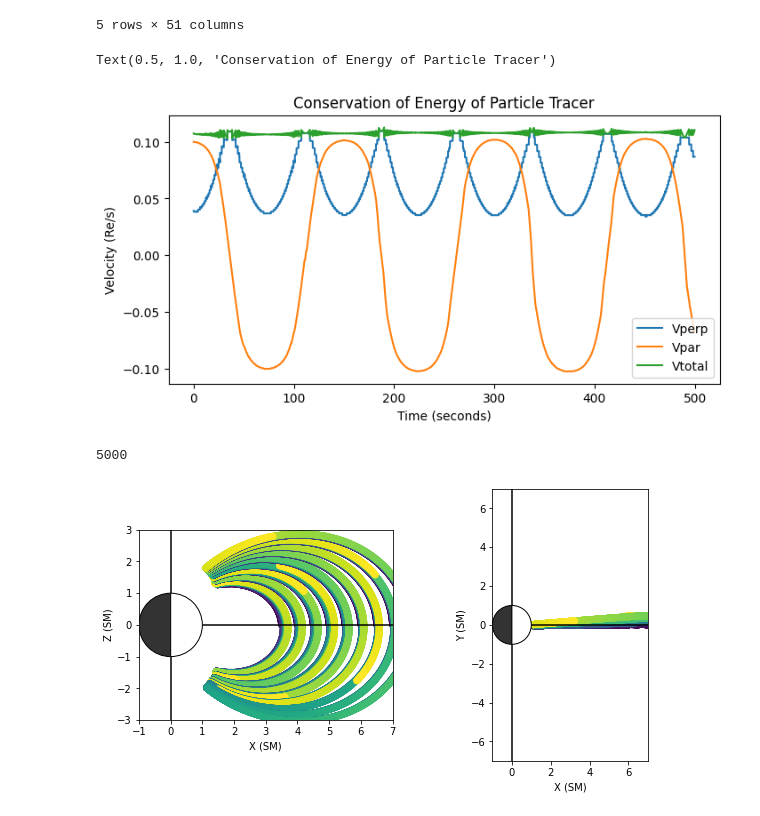
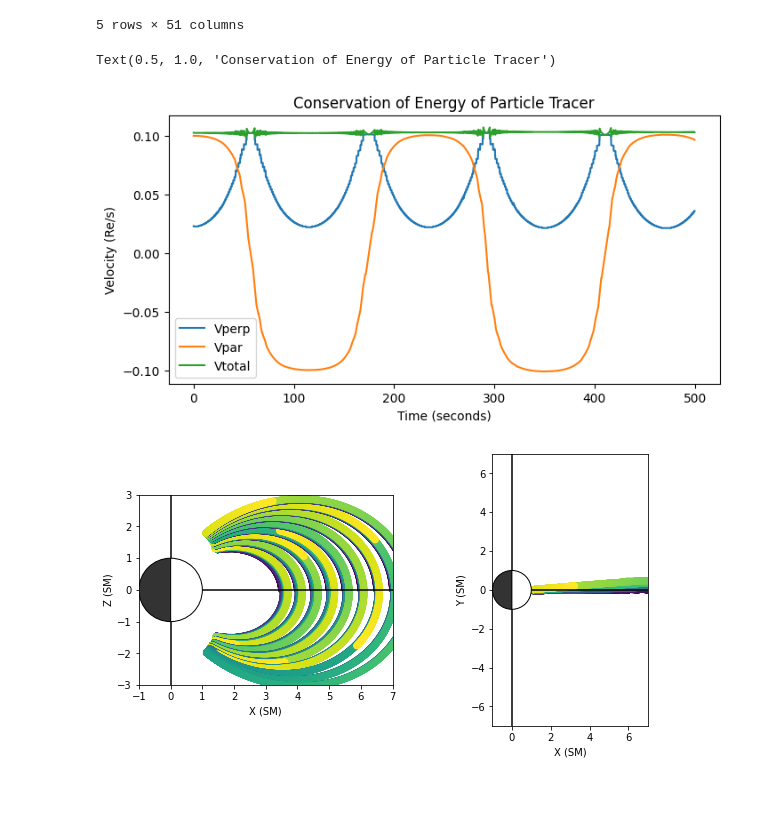
Before and after one commit to ddasilva/disco, a Jupyter notebook: Visualize.ipynb, the cells around one changed output. Drawn from its saved outputs; the diff is of its cells as text; code cells hidden in the pictures.

```diff
--- a/Visualize.ipynb
+++ b/Visualize.ipynb
@@ -40,3 +39,6 @@ def plot(df_sub, fname=None):
     if fname:
         plt.savefig(fname)
         plt.close()
+# %%
+df = pd.read_csv('data/test_dipole.csv')
+print(len(df.index))
@@ -53,30 +57,25 @@ df.head()
 # %%
 from astropy.constants import R_earth, m_e
 from astropy import units
 
 magnetic_moment = 1e-36 * 1e9 * (R_earth**2) * units.A
 
-vpar = df['vpar50'].values * R_earth / units.s
-B = df['Btot50'].values * units.nT
+vpar = df['vpar200'].values * R_earth / units.s
+B = df['Btot200'].values * units.nT
 vperp = np.sqrt(magnetic_moment * 2 * B / m_e)
 t = df.index * .1
 
 plt.figure(figsize=(8, 4), dpi=100, facecolor='white')
 plt.plot(t, vperp.to( R_earth / units.s), label='Vperp')
 plt.plot(t, vpar.to( R_earth / units.s), label='Vpar')
 plt.plot(t, np.sqrt(vperp**2 + vpar**2).to( R_earth / units.s), label='Vtotal')
 plt.legend()
 plt.ylabel('Velocity (Re/s)')
 plt.xlabel('Time (seconds)')
 plt.title('Conservation of Energy of Particle Tracer')
 # %% [output]
 Text(0.5, 1.0, 'Conservation of Energy of Particle Tracer')
-[figure, old version]
+[figure, new version]
-# %%
-df = pd.read_csv('out.csv')
-print(len(df.index))
-# %% [output]
-5000
 # %%
 plot(df)
 # %% [output]
```
Also changed, not shown: parts of 2 cells of this notebook, 6 other files.
